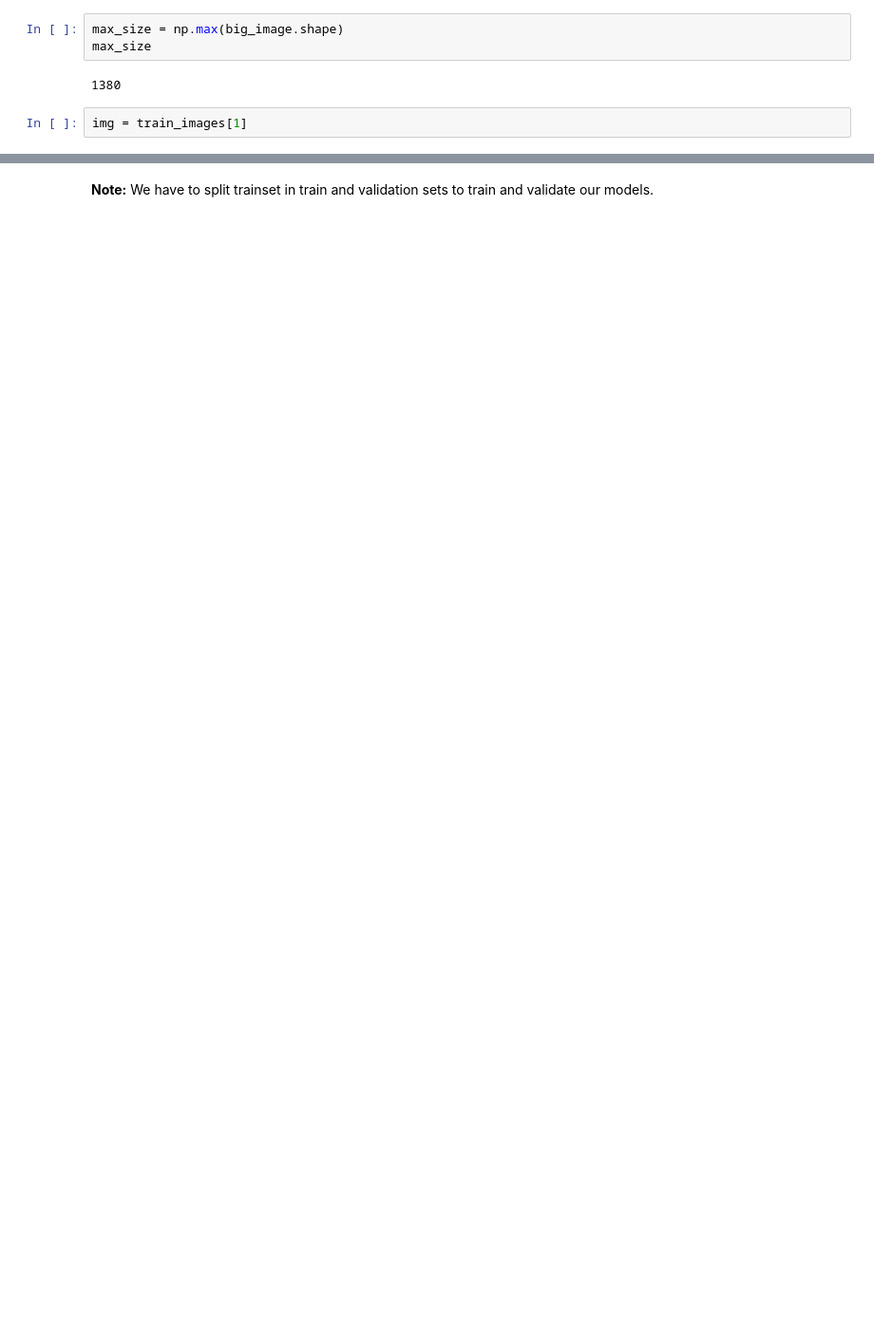
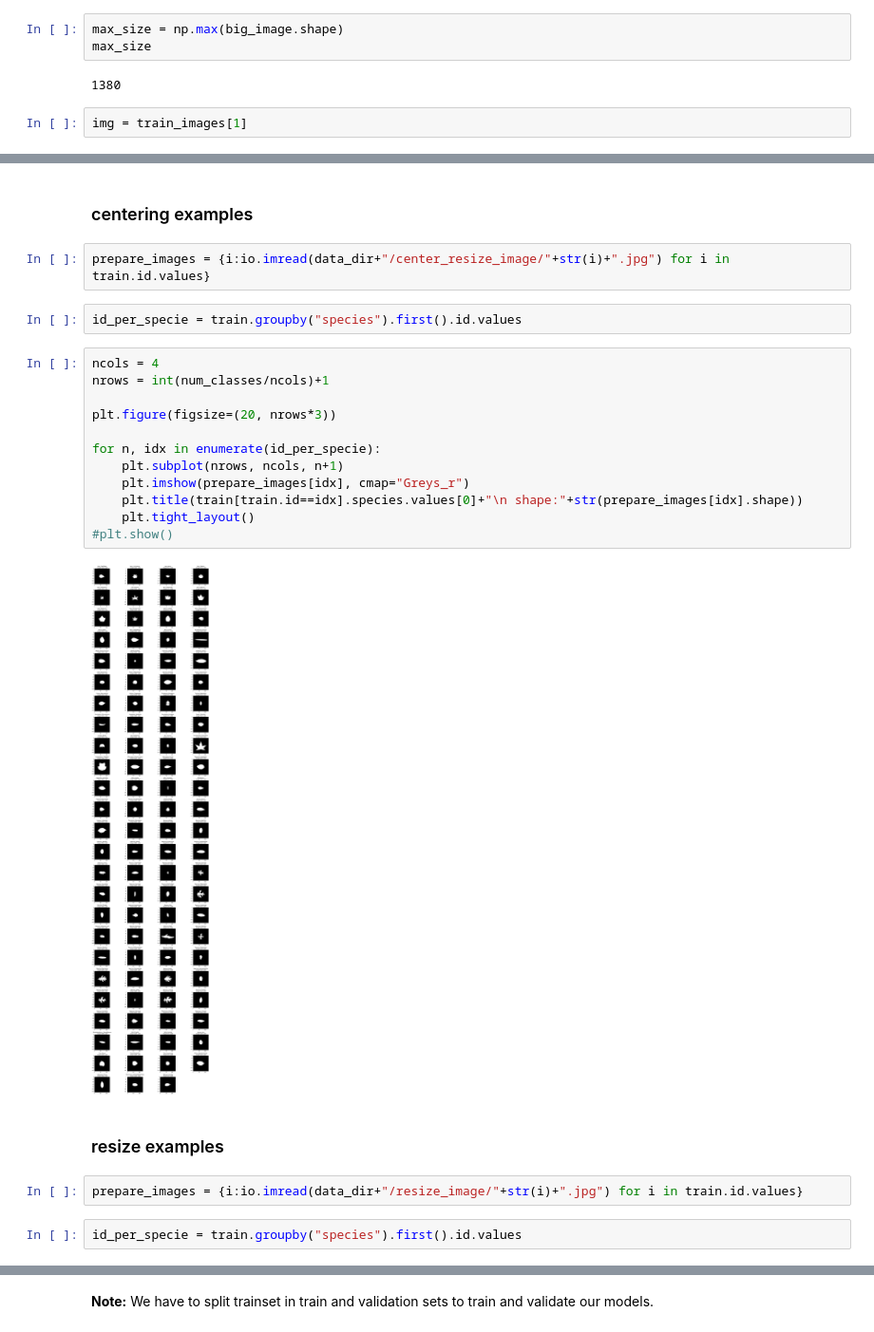
Before and after one commit to DaielChom/ann_leaf_classification, a Jupyter notebook: 02 - Data exploration.ipynb, the cells around one changed output, grey strips where cells are left out. Shown at 95% size. Drawn from its saved outputs; the diff is of its cells as text; blank space fills up the shorter version.

```diff
--- a/02 - Data exploration.ipynb
+++ b/02 - Data exploration.ipynb
@@ -259,0 +325,26 @@ todas las imagenes de ambas especies
+# %% [markdown]
+### centering examples
+# %%
+prepare_images = {i:io.imread(data_dir+"/center_resize_image/"+str(i)+".jpg") for i in train.id.values}
+# %%
+id_per_specie = train.groupby("species").first().id.values
+# %%
+ncols = 4
+nrows = int(num_classes/ncols)+1
+
+plt.figure(figsize=(20, nrows*3))
+
+for n, idx in enumerate(id_per_specie):
+    plt.subplot(nrows, ncols, n+1)
+    plt.imshow(prepare_images[idx], cmap="Greys_r")
+    plt.title(train[train.id==idx].species.values[0]+"\n shape:"+str(prepare_images[idx].shape))
+    plt.tight_layout()
+#plt.show()
+# %% [output]
+[figure, added]
+# %% [markdown]
+### resize examples
+# %%
+prepare_images = {i:io.imread(data_dir+"/resize_image/"+str(i)+".jpg") for i in train.id.values}
+# %%
+id_per_specie = train.groupby("species").first().id.values
```
Also changed, not shown: parts of 25 cells of this notebook.
